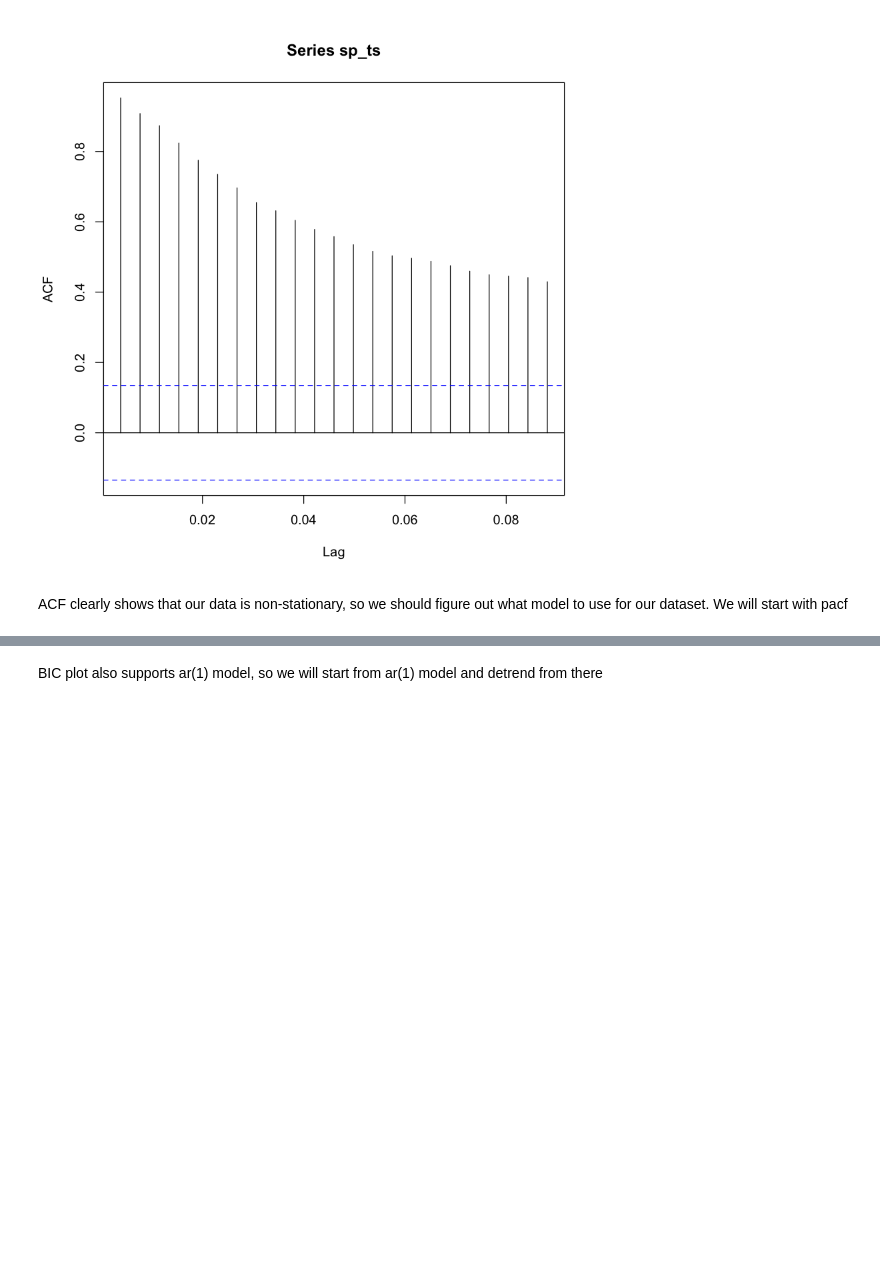
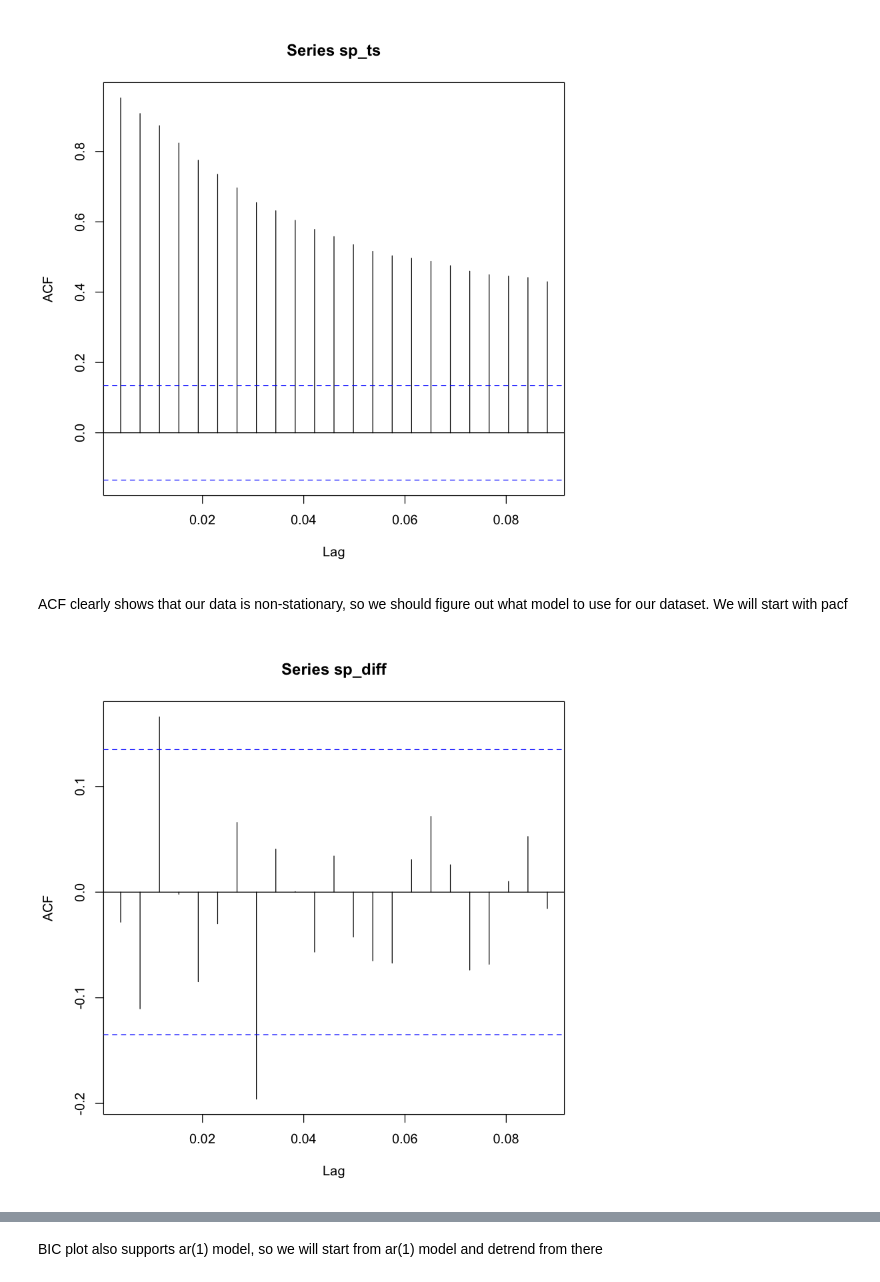
Before and after one commit to TImeSeriesSP/Time_Series, a Jupyter notebook: Model_Selection.ipynb, the cells around one changed output, grey strips where cells are left out. Cells and saved outputs as stored; diff of their text form; code cells hidden in the pictures; blank space fills up the shorter version.

```diff
--- a/Model_Selection.ipynb
+++ b/Model_Selection.ipynb
@@ -24,4 +45,9 @@ acf(sp_ts)
 # %% [markdown]
 ACF clearly shows that our data is non-stationary, so we should figure out what model to use for our dataset. We will start with pacf
+# %%
+# ploting acf for our data
+acf(sp_diff)
+# %% [output]
+[figure, added]
 # %%
 # ploting pacf for our data
```
Also changed, not shown: parts of 17 cells of this notebook, 1 other file.
